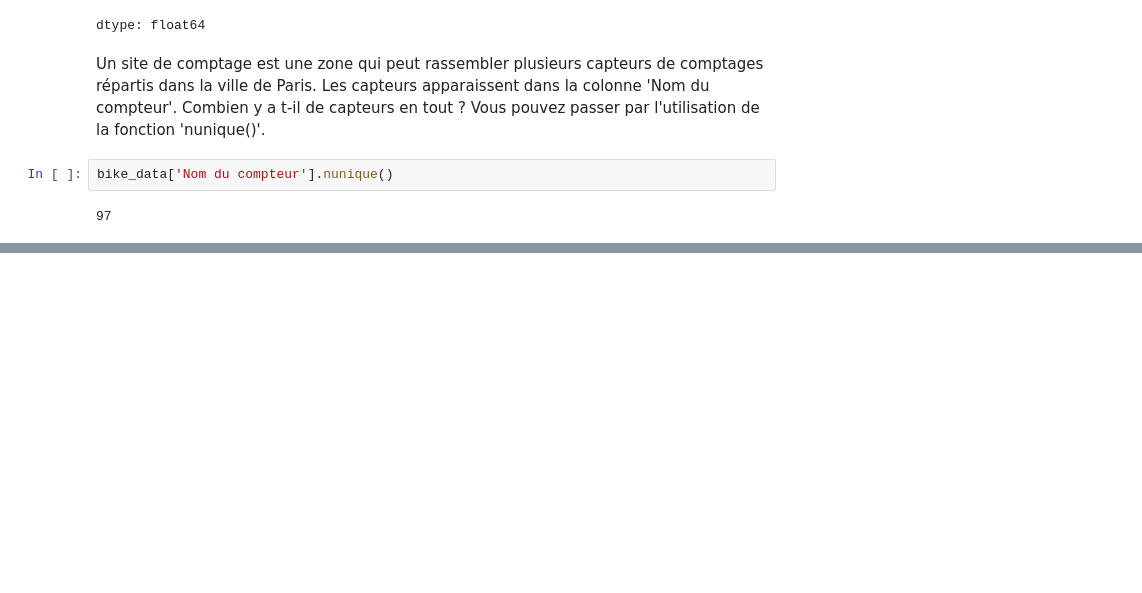
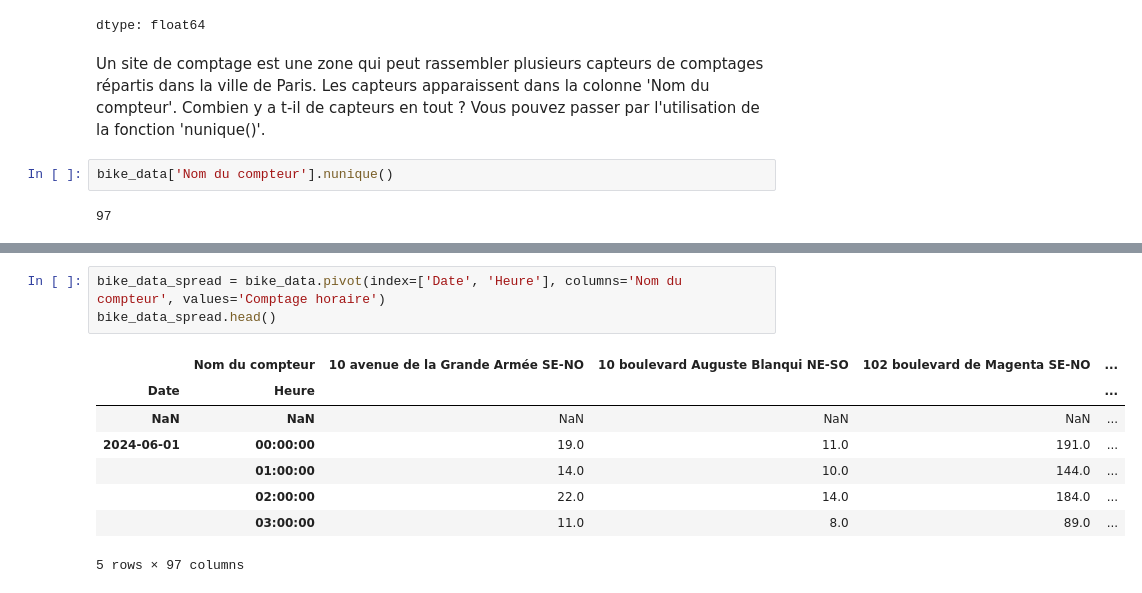
Before and after one commit to pdenailly/Atelier_bikes, a Jupyter notebook: ACTIVITE1.ipynb, the cells around one changed output, grey strips where cells are left out. Drawn from its saved outputs; the diff is of its cells as text; blank space fills up the shorter version.

```diff
--- a/ACTIVITE1.ipynb
+++ b/ACTIVITE1.ipynb
@@ -114,0 +147,12 @@ A ce stade, nous ne nous sommes pas intéressé à l'aspect temporel dans les do
+# %%
+bike_data_spread = bike_data.pivot(index=['Date', 'Heure'], columns='Nom du compteur', values='Comptage horaire')
+bike_data_spread.head()
+# %% [output]
+|  | Nom du compteur | 10 avenue de la Grande Armée SE-NO | 10 boulevard Auguste Blanqui NE-SO | 102 boulevard de Magenta SE-NO | ... |
+| Date | Heure |  |  |  | ... |
+| NaN | NaN | NaN | NaN | NaN | ... |
+| 2024-06-01 | 00:00:00 | 19.0 | 11.0 | 191.0 | ... |
+|  | 01:00:00 | 14.0 | 10.0 | 144.0 | ... |
+|  | 02:00:00 | 22.0 | 14.0 | 184.0 | ... |
+|  | 03:00:00 | 11.0 | 8.0 | 89.0 | ... |
+5 rows × 97 columns
```
Also changed, not shown: parts of 16 cells of this notebook.
